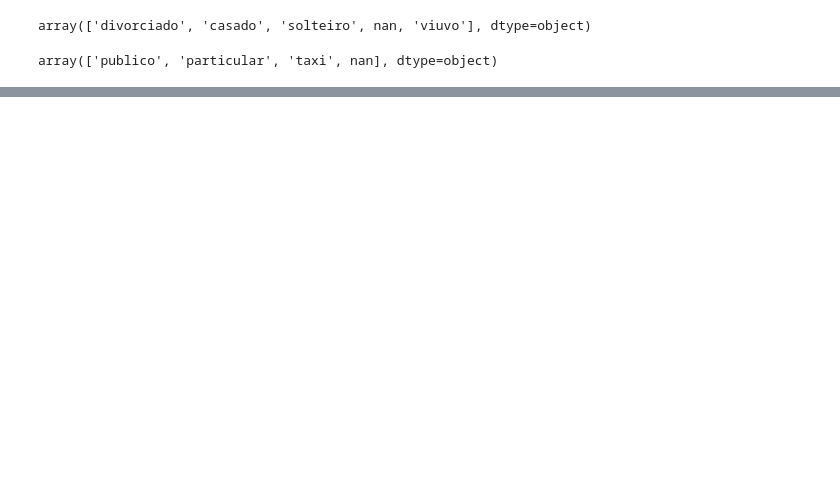
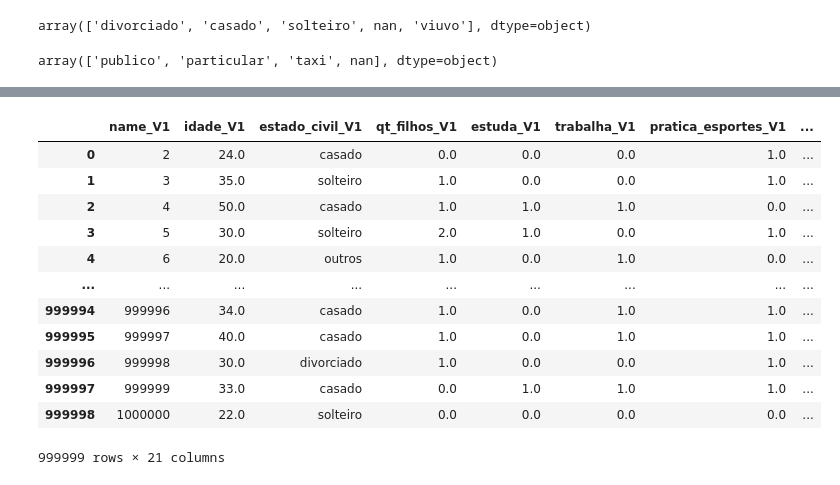
Before and after one commit to jeffc00/case_neoway, a Jupyter notebook: notebooks/case_neoway.ipynb, the cells around one changed output, grey strips where cells are left out. Saved outputs shown, nothing was run; the diff lists cells and outputs as text; code cells hidden in the pictures; blank space fills up the shorter version.

```diff
--- a/notebooks/case_neoway.ipynb
+++ b/notebooks/case_neoway.ipynb
@@ -449,0 +643,15 @@ ind_df_2['trabalha'].fillna(sum(trabalha_pct_df.index*trabalha_pct_df.values), i
+# %%
+cols = ['qt_filhos', 'estuda', 'trabalha']
+for c in cols:
+    pct_df = ind_df_2_[c].value_counts(normalize=True)
+    mask_1, mask_2 = ind_df_2[c].isna(), ind_df_2['idade_quantis'] == 1
+    if c == 'qt_estuda':
+        ind_df_2.loc[mask_1 & mask_2, c] = 0
+    elif c == 'estuda':
+        ind_df_2.loc[mask_1 & mask_2, c] = 1
+    else:
+        names = np.append(conn_df.loc[conn_df['grau'] == 'trabalho', 'V1'].unique(),
+                          conn_df.loc[conn_df['grau'] == 'trabalho', 'V2'].unique())
+        ind_df_2.loc[mask_1 & ind_df_2.index.isin(names), c] = 1
+        ind_df_2.loc[mask_1 & mask_2, c] = 0
+    ind_df_2[c].fillna(sum(pct_df.index*pct_df.values), inplace=True)
@@ -636,0 +969,32 @@ print('lgbr test loss:', test_loss)
+# %%
+rev_cols = ['V2', 'V1', 'grau', 'proximidade']
+rev_conn_df = conn_df[rev_cols].copy(deep=True).rename(columns={'V1': 'V2', 'V2': 'V1'})
+rev_conn_df['prob_V1_V2'] = np.nan
+# %%
+df_other_half = pd.merge(ind_df_2.rename(columns=lambda x: x + '_V2'),
+                         rev_conn_df,
+                         how='right',
+                         left_on='name_V2',
+                         right_on='V2')
+df_other_half = pd.merge(ind_df_2.rename(columns=lambda x: x + '_V1'),
+                         df_other_half,
+                         how='right',
+                         left_on='name_V1',
+                         right_on='V1')
+df_other_half = df_other_half.drop(['V1', 'V2'], axis=1)
+
+df_other_half
+# %% [output]
+|  | name_V1 | idade_V1 | estado_civil_V1 | qt_filhos_V1 | estuda_V1 | trabalha_V1 | pratica_esportes_V1 | ... |
+| 0 | 2 | 24.0 | casado | 0.0 | 0.0 | 0.0 | 1.0 | ... |
+| 1 | 3 | 35.0 | solteiro | 1.0 | 0.0 | 0.0 | 1.0 | ... |
+| 2 | 4 | 50.0 | casado | 1.0 | 1.0 | 1.0 | 0.0 | ... |
+| 3 | 5 | 30.0 | solteiro | 2.0 | 1.0 | 0.0 | 1.0 | ... |
+| 4 | 6 | 20.0 | outros | 1.0 | 0.0 | 1.0 | 0.0 | ... |
+| ... | ... | ... | ... | ... | ... | ... | ... | ... |
+| 999994 | 999996 | 34.0 | casado | 1.0 | 0.0 | 1.0 | 1.0 | ... |
+| 999995 | 999997 | 40.0 | casado | 1.0 | 0.0 | 1.0 | 1.0 | ... |
+| 999996 | 999998 | 30.0 | divorciado | 1.0 | 0.0 | 0.0 | 1.0 | ... |
+| 999997 | 999999 | 33.0 | casado | 0.0 | 1.0 | 1.0 | 1.0 | ... |
+| 999998 | 1000000 | 22.0 | solteiro | 0.0 | 0.0 | 0.0 | 0.0 | ... |
+999999 rows × 21 columns
```
Also changed, not shown: parts of 86 cells of this notebook.
